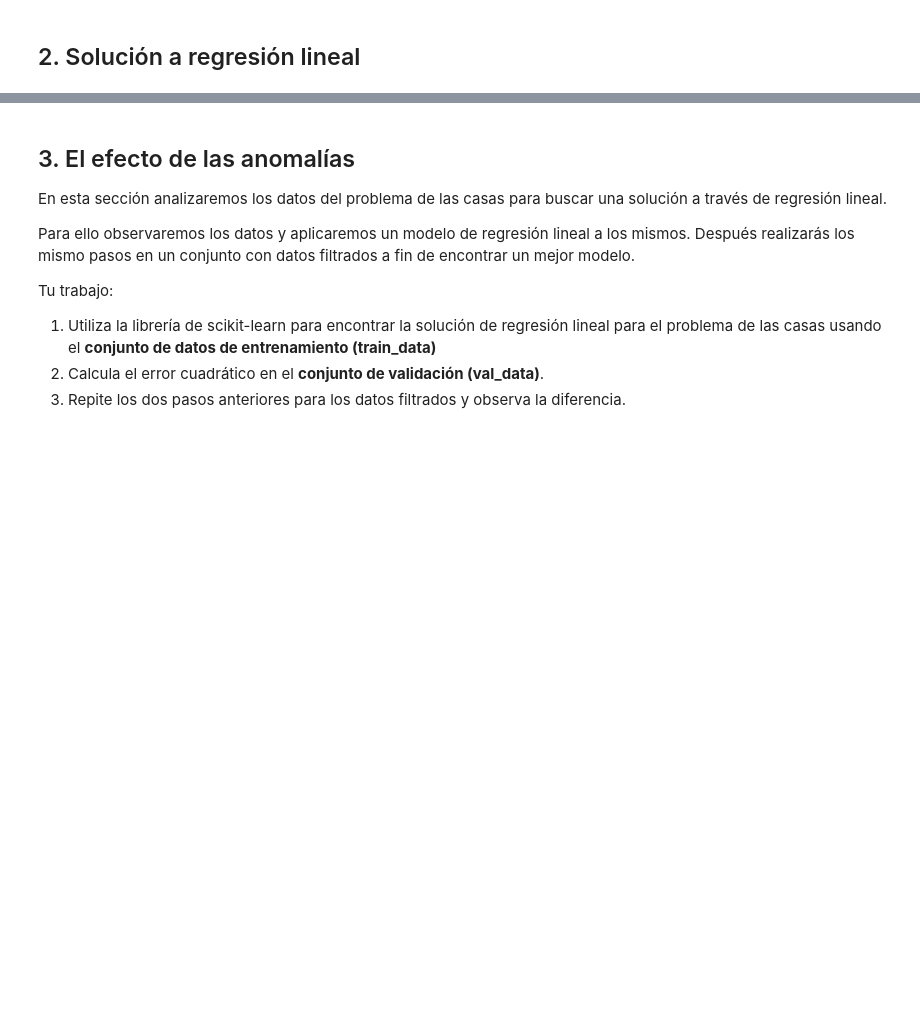
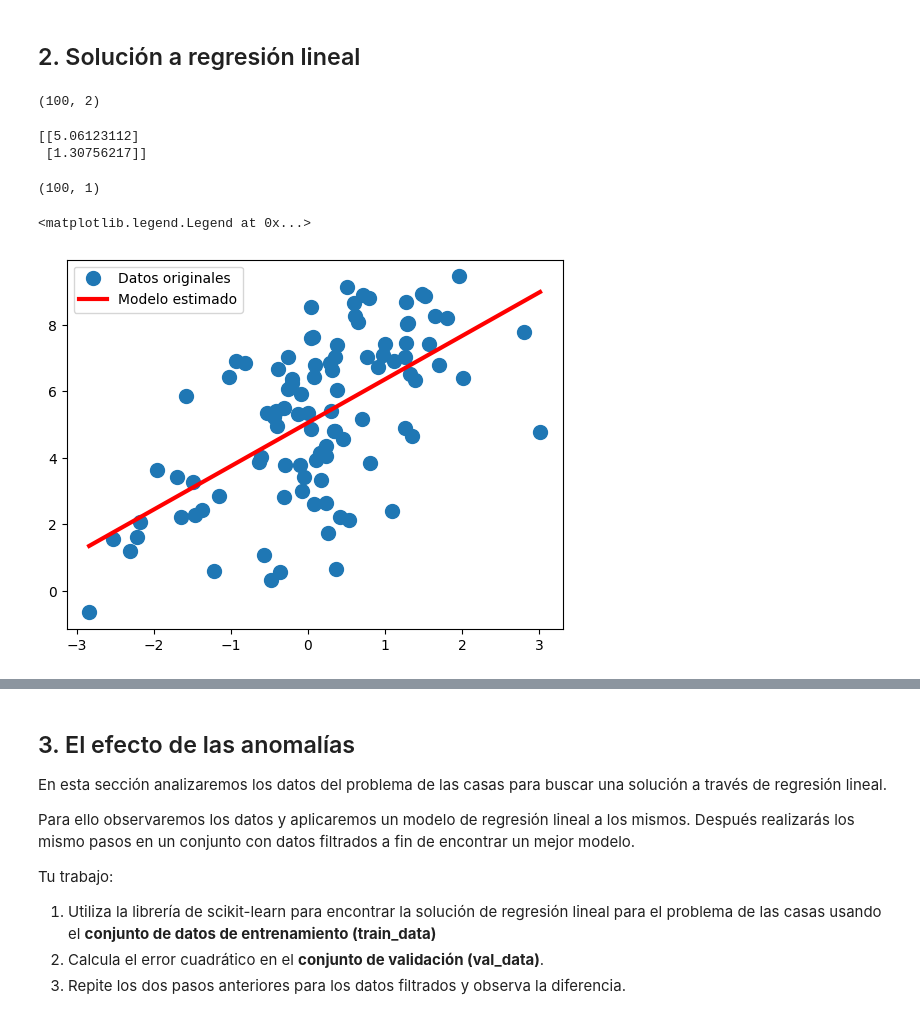
Before and after one commit to JohanaG27/ml26_Gurts, a Jupyter notebook: src/ml26/E03_LinearReg/linear_regression_sergio.ipynb, the cells around one changed output, grey strips where cells are left out. Saved outputs shown, nothing was run; the diff lists cells and outputs as text; code cells hidden in the pictures; blank space fills up the shorter version.

```diff
--- a/src/ml26/E03_LinearReg/linear_regression_sergio.ipynb
+++ b/src/ml26/E03_LinearReg/linear_regression_sergio.ipynb
@@ -61,9 +68,11 @@ plt.grid()
 #   - Investiga la función de numpy np.concatenate y np.ones
 n = X.shape[0]
 
-
-X_augmented = ...
+for_bias = np.ones((n, 1))              # columna de unos
+X_augmented = np.concatenate((for_bias, X), axis=1)
 print(X_augmented.shape)
+# %% [output]
+(100, 2)
 # %%
 # 2.2 TODO: usa la ecuación anterior (X'X)^(-1)X'Y para calcular los pesos
 # Consejo:
@@ -71,16 +80,26 @@ print(X_augmented.shape)
 #       np.linalg.inv() se usa para calcular la matriz inversa
 #       X.T es la transpuesta de X
 
-w_hat = ...
+w_hat = np.linalg.inv(X_augmented.T @ X_augmented) @ X_augmented.T @ y
+print(w_hat)
+# %% [output]
+[[5.06123112]
+ [1.30756217]]
 # %%
 # 2.3 TODO: Calcula las predicciones de tu modelo
-y_hat = ...
+y_hat = X_augmented @ w_hat
 print(y_hat.shape)
 
 plt.plot(X, y, 'o', label='Datos originales', markersize=10)
 
 # TODO: Grafica las predicciones/ la linea resultante
+idx = np.argsort(X[:, 0])  # ordenar para que la línea se vea correcta
+plt.plot(X[idx], y_hat[idx], 'r', linewidth=3, label='Modelo estimado')
 
 plt.legend()
+# %% [output]
+(100, 1)
+<matplotlib.legend.Legend at 0x...>
+[figure, added]
 # %%
 ## 2.4 TODO: Calcula la suma de errores cuadrádos
```
Also changed, not shown: parts of 11 cells of this notebook.
